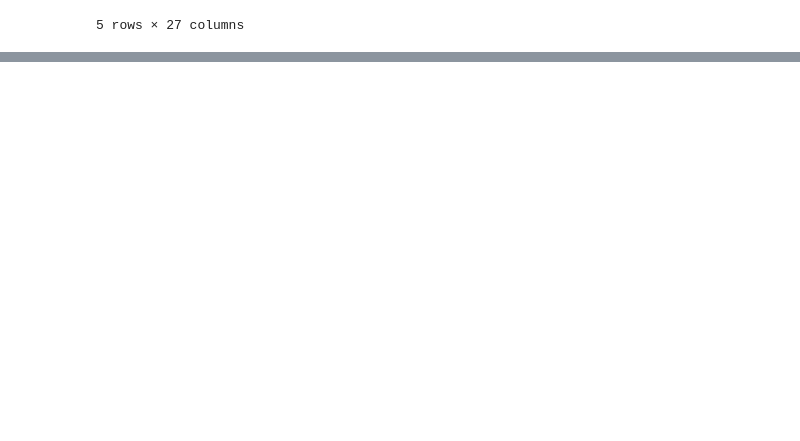
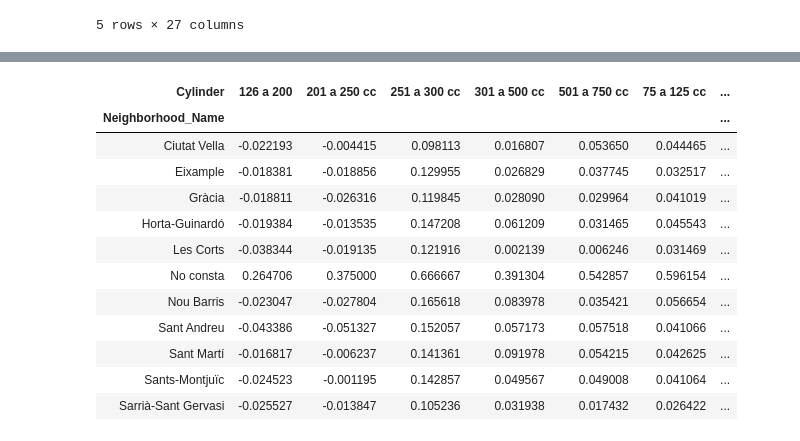
Before and after one commit to fyuji88/Project-Week-2-Barcelona, a Jupyter notebook: Comparison 2016-2017.ipynb, the cells around one changed output, grey strips where cells are left out. Drawn from its saved outputs; the diff is of its cells as text; code cells hidden in the pictures; blank space fills up the shorter version.

```diff
--- a/Comparison 2016-2017.ipynb
+++ b/Comparison 2016-2017.ipynb
@@ -60,0 +137,3 @@ motos_2017.groupby()
+# %%
+motos_2017.rename(columns= {"Nombre_motos":"Total_motors","Cilindrada_motos":"Cylinder",
+                            "Nom_Districte":"Neighborhood_Name"},inplace=True)
@@ -60,0 +146,2 @@ motos_2017.groupby()
+# %%
+motos_2017 = motos_2017[['Neighborhood_Name','Cylinder', 'Total_motors']]
@@ -60,0 +165,6 @@ motos_2017.groupby()
+# %%
+# TypeError: only integer scalar arrays can be converted to a scalar index
+
+y_2017 = motos_2017.groupby(["Neighborhood_Name","Cylinder"]).sum()
+pd.set_option('display.max_rows', 88)
+y_2017
@@ -70,0 +373,4 @@ df_2016.head()
+# %%
+# First motor
+growth_moto= (y_2017 / x_2016) -1
+growth_moto
@@ -70,0 +453,18 @@ df_2016.head()
+# %%
+# Make pivot table of motors
+one_table= pd.pivot_table(growth_moto, values= 'Total_motors', columns= 'Cylinder',index=['Neighborhood_Name'])
+one_table
+# %% [output]
+| Cylinder | 126 a 200 | 201 a 250 cc | 251 a 300 cc | 301 a 500 cc | 501 a 750 cc | 75 a 125 cc | ... |
+| Neighborhood_Name |  |  |  |  |  |  | ... |
+| Ciutat Vella | -0.022193 | -0.004415 | 0.098113 | 0.016807 | 0.053650 | 0.044465 | ... |
+| Eixample | -0.018381 | -0.018856 | 0.129955 | 0.026829 | 0.037745 | 0.032517 | ... |
+| Gràcia | -0.018811 | -0.026316 | 0.119845 | 0.028090 | 0.029964 | 0.041019 | ... |
+| Horta-Guinardó | -0.019384 | -0.013535 | 0.147208 | 0.061209 | 0.031465 | 0.045543 | ... |
+| Les Corts | -0.038344 | -0.019135 | 0.121916 | 0.002139 | 0.006246 | 0.031469 | ... |
+| No consta | 0.264706 | 0.375000 | 0.666667 | 0.391304 | 0.542857 | 0.596154 | ... |
+| Nou Barris | -0.023047 | -0.027804 | 0.165618 | 0.083978 | 0.035421 | 0.056654 | ... |
+| Sant Andreu | -0.043386 | -0.051327 | 0.152057 | 0.057173 | 0.057518 | 0.041066 | ... |
+| Sant Martí | -0.016817 | -0.006237 | 0.141361 | 0.091978 | 0.054215 | 0.042625 | ... |
+| Sants-Montjuïc | -0.024523 | -0.001195 | 0.142857 | 0.049567 | 0.049008 | 0.041064 | ... |
+| Sarrià-Sant Gervasi | -0.025527 | -0.013847 | 0.105236 | 0.031938 | 0.017432 | 0.026422 | ... |
```
Also changed, not shown: parts of 45 cells of this notebook.
